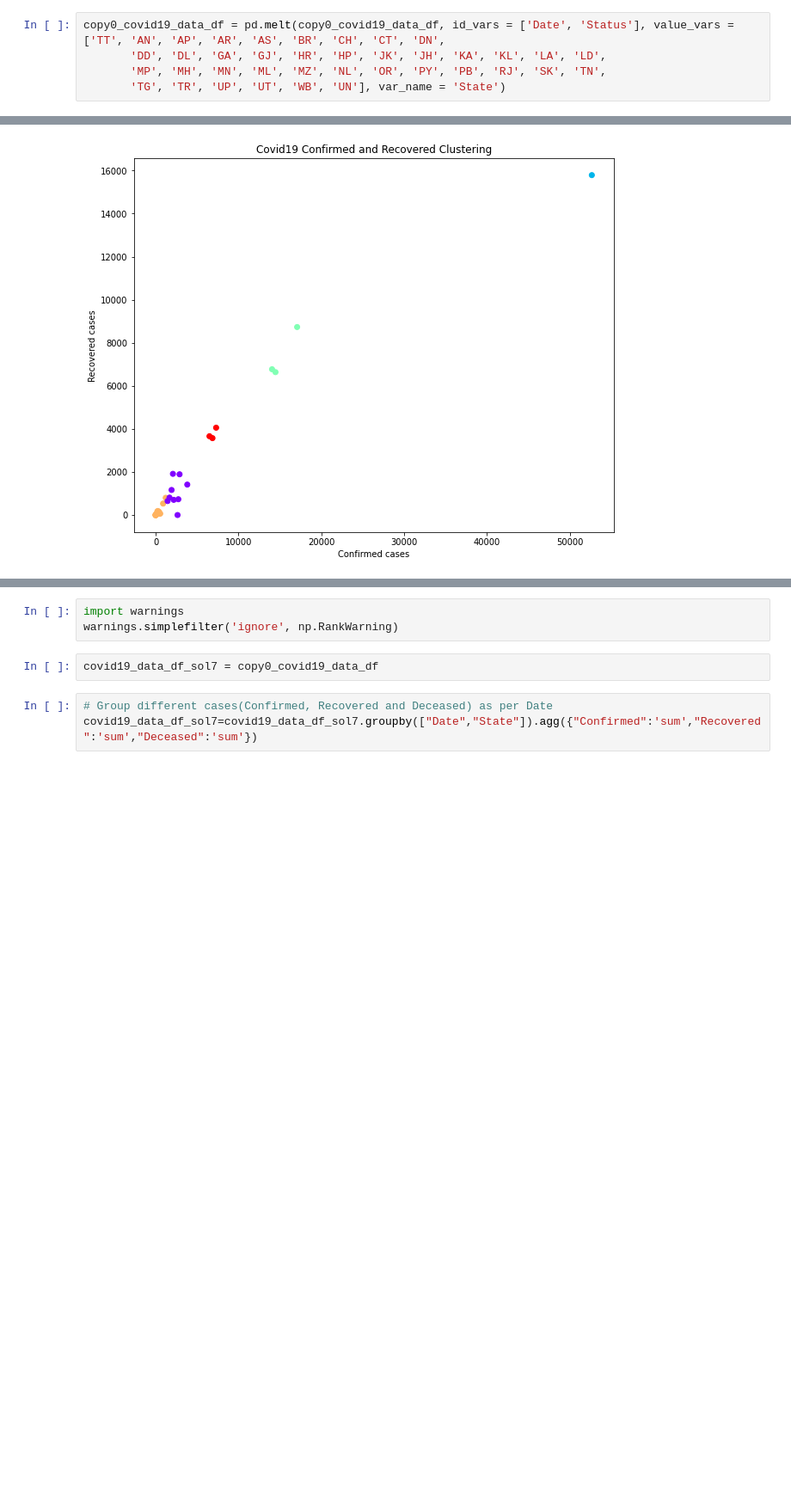
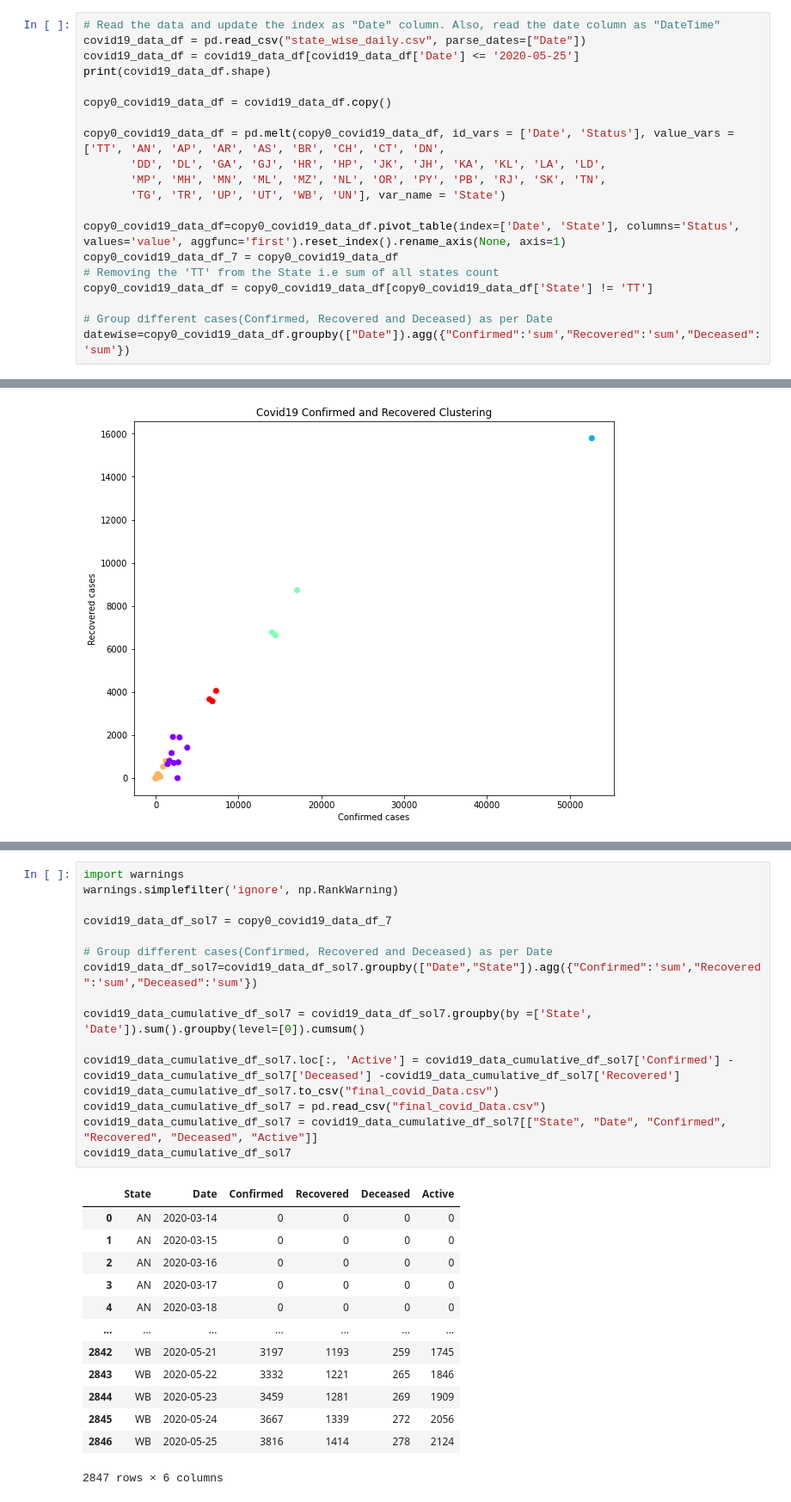
Before and after one commit to kapilsharma2285/Python_Fundamentals_B13, a Jupyter notebook: Data_mining_Assignment2.ipynb, the cells around one changed output, grey strips where cells are left out. Shown: that part at 86% size. Saved outputs shown, nothing was run; the diff lists cells and outputs as text; blank space fills up the shorter version.

```diff
--- a/Data_mining_Assignment2.ipynb
+++ b/Data_mining_Assignment2.ipynb
@@ -33,5 +24,20 @@ copy0_covid19_data_df = covid19_data_df.copy()
 # %%
+# Read the data and update the index as "Date" column. Also, read the date column as "DateTime"
+covid19_data_df = pd.read_csv("state_wise_daily.csv", parse_dates=["Date"])
+covid19_data_df = covid19_data_df[covid19_data_df['Date'] <= '2020-05-25']
+print(covid19_data_df.shape)
+
+copy0_covid19_data_df = covid19_data_df.copy()
+
 copy0_covid19_data_df = pd.melt(copy0_covid19_data_df, id_vars = ['Date', 'Status'], value_vars = ['TT', 'AN', 'AP', 'AR', 'AS', 'BR', 'CH', 'CT', 'DN',
        'DD', 'DL', 'GA', 'GJ', 'HR', 'HP', 'JK', 'JH', 'KA', 'KL', 'LA', 'LD',
        'MP', 'MH', 'MN', 'ML', 'MZ', 'NL', 'OR', 'PY', 'PB', 'RJ', 'SK', 'TN',
        'TG', 'TR', 'UP', 'UT', 'WB', 'UN'], var_name = 'State')
+
+copy0_covid19_data_df=copy0_covid19_data_df.pivot_table(index=['Date', 'State'], columns='Status', values='value', aggfunc='first').reset_index().rename_axis(None, axis=1)
+copy0_covid19_data_df_7 = copy0_covid19_data_df
+# Removing the 'TT' from the State i.e sum of all states count
+copy0_covid19_data_df = copy0_covid19_data_df[copy0_covid19_data_df['State'] != 'TT']
+
+# Group different cases(Confirmed, Recovered and Deceased) as per Date
+datewise=copy0_covid19_data_df.groupby(["Date"]).agg({"Confirmed":'sum',"Recovered":'sum',"Deceased":'sum'})
@@ -376,9 +374,31 @@ fig.canvas.draw()
 [figure]
-# %%
-import warnings
-warnings.simplefilter('ignore', np.RankWarning)
-# %%
-covid19_data_df_sol7 = copy0_covid19_data_df
 # %%
+import warnings
+warnings.simplefilter('ignore', np.RankWarning)
+
+covid19_data_df_sol7 = copy0_covid19_data_df_7
+
 # Group different cases(Confirmed, Recovered and Deceased) as per Date
 covid19_data_df_sol7=covid19_data_df_sol7.groupby(["Date","State"]).agg({"Confirmed":'sum',"Recovered":'sum',"Deceased":'sum'})
+
+covid19_data_cumulative_df_sol7 = covid19_data_df_sol7.groupby(by =['State', 'Date']).sum().groupby(level=[0]).cumsum()
+
+covid19_data_cumulative_df_sol7.loc[:, 'Active'] = covid19_data_cumulative_df_sol7['Confirmed'] - covid19_data_cumulative_df_sol7['Deceased'] -covid19_data_cumulative_df_sol7['Recovered']
+covid19_data_cumulative_df_sol7.to_csv("final_covid_Data.csv")
+covid19_data_cumulative_df_sol7 = pd.read_csv("final_covid_Data.csv")
+covid19_data_cumulative_df_sol7 = covid19_data_cumulative_df_sol7[["State", "Date", "Confirmed", "Recovered", "Deceased", "Active"]]
+covid19_data_cumulative_df_sol7
+# %% [output]
+|  | State | Date | Confirmed | Recovered | Deceased | Active |
+| 0 | AN | 2020-03-14 | 0 | 0 | 0 | 0 |
+| 1 | AN | 2020-03-15 | 0 | 0 | 0 | 0 |
+| 2 | AN | 2020-03-16 | 0 | 0 | 0 | 0 |
+| 3 | AN | 2020-03-17 | 0 | 0 | 0 | 0 |
+| 4 | AN | 2020-03-18 | 0 | 0 | 0 | 0 |
+| ... | ... | ... | ... | ... | ... | ... |
+| 2842 | WB | 2020-05-21 | 3197 | 1193 | 259 | 1745 |
+| 2843 | WB | 2020-05-22 | 3332 | 1221 | 265 | 1846 |
+| 2844 | WB | 2020-05-23 | 3459 | 1281 | 269 | 1909 |
+| 2845 | WB | 2020-05-24 | 3667 | 1339 | 272 | 2056 |
+| 2846 | WB | 2020-05-25 | 3816 | 1414 | 278 | 2124 |
+2847 rows × 6 columns
```
Also changed, not shown: parts of 20 cells of this notebook.
